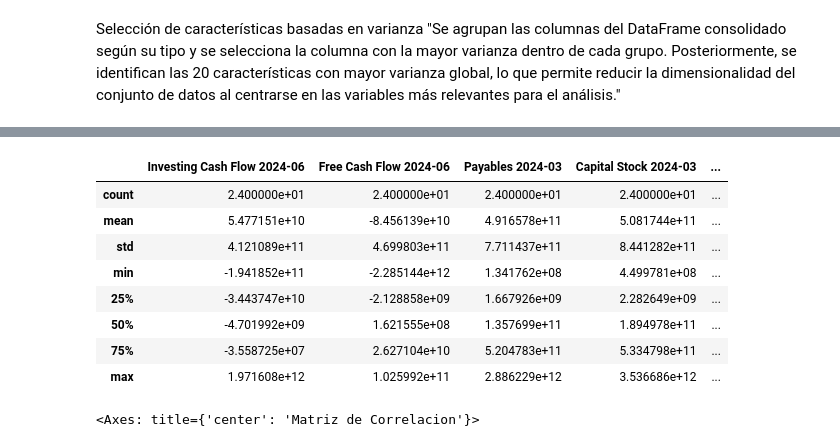
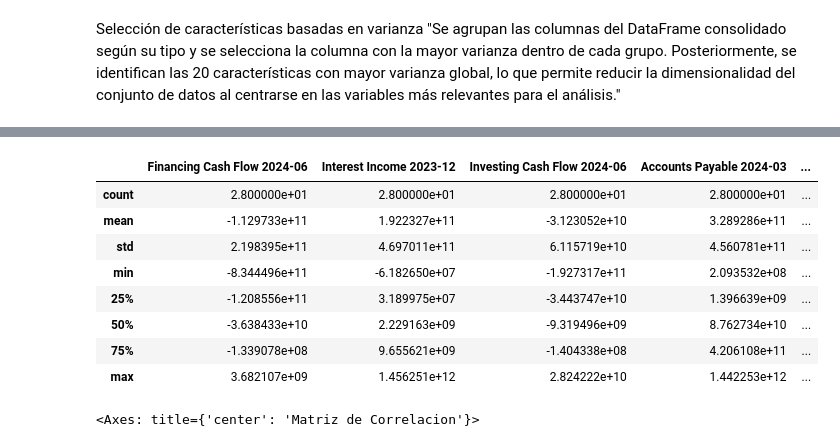
Before and after one commit to pabliacci/Finance-python, a Jupyter notebook: IPSA_data_analisis.ipynb, the cells around one changed output, grey strips where cells are left out. Cells and saved outputs as stored; diff of their text form; code cells hidden in the pictures.

```diff
--- a/IPSA_data_analisis.ipynb
+++ b/IPSA_data_analisis.ipynb
@@ -452 +405,22 @@ Pero vemos que existe un desbalance en el shape de los df creados, algunos tiene
+# %%
+def filtrar_por_repeticiones_indices(lista_dfs, repeticiones_indices, umbral_repeticiones):
+    # Filtrar los índices que se repiten el número de veces deseado
+    indices_filtrados = [k for k, v in repeticiones_indices.items() if v == umbral_repeticiones]
+
+    # Filtrar los DataFrames que contienen esos índices
+    lista_filtrada = []
+    for df in lista_dfs:
+        df_filtrado = df[df.index.isin(indices_filtrados)]
+        lista_filtrada.append(df_filtrado)
+
+    return lista_filtrada
+
+# Ejemplo de uso:
+# lista_consolidada = [df1, df2, df3, ...]
+# repeticiones_indices es el diccionario generado con la función contar_y_ordenar_indices
+umbral_repeticiones = 28  # El número de repeticiones deseado
+lista_consolidada_filtrada = filtrar_por_repeticiones_indices(lista_consolidada, repeticiones_indices, umbral_repeticiones)
+
+# Ahora:
+# lista_consolidada_filtrada contiene los DataFrames donde los índices se repiten exactamente 25 veces
 # %%
@@ -538,7 +454,7 @@ Evaluación de la calidad de los datos: porcentaje de valores faltantes por colu
 import numpy as np
 
 # Iterar sobre cada DataFrame en la lista
-for idx, df in enumerate(lista_filtrada):
+for idx, df in enumerate(lista_consolidada_filtrada):
     print(f"DataFrame {idx}:")  # Índice del DataFrame en la lista
     for col in df.columns:
         pct_missing = np.mean(df[col].isnull()) * 100  # Calcular el porcentaje de valores faltantes
@@ -586,4 +497,4 @@ Imputación de valores faltantes usando el promedio por fila
 "Se reemplazan los valores faltantes (NaN) en los DataFrames filtrados utilizando el promedio de cada fila. Este método asegura que los datos sean más completos y consistentes para análisis posteriores, minimizando la pérdida de información."
 # %%
 # Reemplazar los NaN con el promedio de la fila en cada DataFrame de la lista
-dfs_imputed = [df.apply(lambda row: row.fillna(row.mean()), axis=1) for df in lista_filtrada]
+dfs_imputed = [df.apply(lambda row: row.fillna(row.mean()), axis=1) for df in lista_consolidada_filtrada]
@@ -594,0 +501,8 @@ NameError: name 'contar_nan_en_lista' is not defined
+# %%
+# Iterar sobre cada DataFrame en la lista
+for idx, df in enumerate(dfs_imputed):
+    print(f"DataFrame {idx}:")  # Índice del DataFrame en la lista
+    for col in df.columns:
+        pct_missing = np.mean(df[col].isnull()) * 100  # Calcular el porcentaje de valores faltantes
+        print(f'{col} - {pct_missing:.2f}%')
+    print("-" * 40)  # Separador entre DataFrames
@@ -737,29 +685,29 @@ print(df_winsorized.shape)
 # %%
 #Tratamiento de outliers
 # Definir percentiles
-lower_percentile = 0.01
-upper_percentile = 0.99
+lower_percentile = 0.05
+upper_percentile = 0.95
 
 # Reemplazar los outliers por el valor en el percentil 1% o 99%
 df_no_outliers = filtered_df.copy()  # Copiar el DataFrame para no modificar el original
 
 for col in df_no_outliers.select_dtypes(include='number').columns:
     lower = df_no_outliers[col].quantile(lower_percentile)
     upper = df_no_outliers[col].quantile(upper_percentile)
 
     df_no_outliers[col] = df_no_outliers[col].clip(lower=lower, upper=upper)
 
 df_no_outliers.describe()
 # %% [output]
-|  | Investing Cash Flow 2024-06 | Free Cash Flow 2024-06 | Payables 2024-03 | Capital Stock 2024-03 | ... |
-| count | 2.400000e+01 | 2.400000e+01 | 2.400000e+01 | 2.400000e+01 | ... |
-| mean | 5.477151e+10 | -8.456139e+10 | 4.916578e+11 | 5.081744e+11 | ... |
-| std | 4.121089e+11 | 4.699803e+11 | 7.711437e+11 | 8.441282e+11 | ... |
-| min | -1.941852e+11 | -2.285144e+12 | 1.341762e+08 | 4.499781e+08 | ... |
-| 25% | -3.443747e+10 | -2.128858e+09 | 1.667926e+09 | 2.282649e+09 | ... |
-| 50% | -4.701992e+09 | 1.621555e+08 | 1.357699e+11 | 1.894978e+11 | ... |
-| 75% | -3.558725e+07 | 2.627104e+10 | 5.204783e+11 | 5.334798e+11 | ... |
-| max | 1.971608e+12 | 1.025992e+11 | 2.886229e+12 | 3.536686e+12 | ... |
+|  | Financing Cash Flow 2024-06 | Interest Income 2023-12 | Investing Cash Flow 2024-06 | Accounts Payable 2024-03 | ... |
+| count | 2.800000e+01 | 2.800000e+01 | 2.800000e+01 | 2.800000e+01 | ... |
+| mean | -1.129733e+11 | 1.922327e+11 | -3.123052e+10 | 3.289286e+11 | ... |
+| std | 2.198395e+11 | 4.697011e+11 | 6.115719e+10 | 4.560781e+11 | ... |
+| min | -8.344496e+11 | -6.182650e+07 | -1.927317e+11 | 2.093532e+08 | ... |
+| 25% | -1.208556e+11 | 3.189975e+07 | -3.443747e+10 | 1.396639e+09 | ... |
+| 50% | -3.638433e+10 | 2.229163e+09 | -9.319496e+09 | 8.762734e+10 | ... |
+| 75% | -1.339078e+08 | 9.655621e+09 | -1.404338e+08 | 4.206108e+11 | ... |
+| max | 3.682107e+09 | 1.456251e+12 | 2.824222e+10 | 1.442253e+12 | ... |
 # %%
 df_corr = filtered_df.corr()
 plt.figure(figsize=(12, 12))
```
Also changed, not shown: parts of 38 cells of this notebook.
